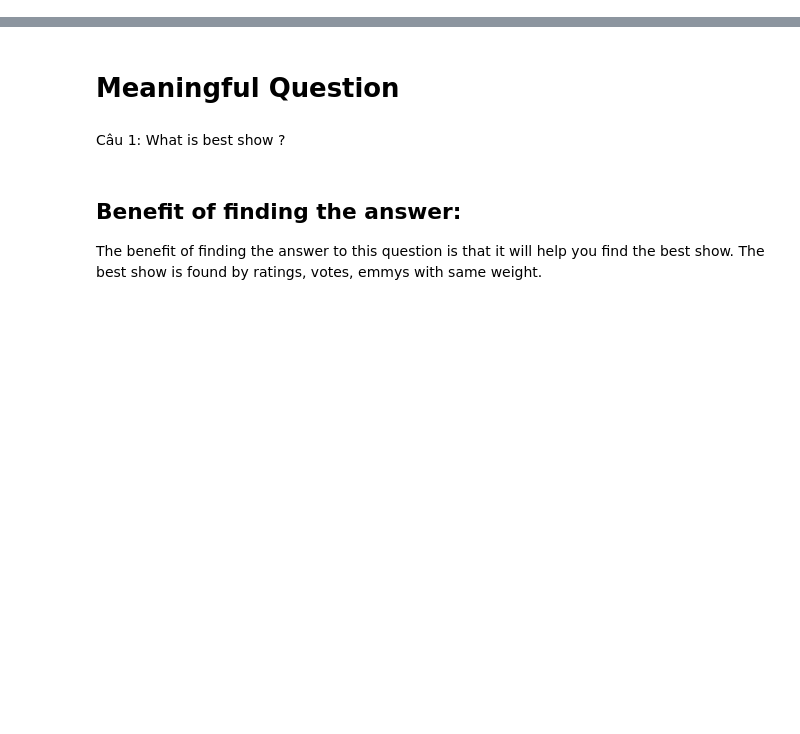
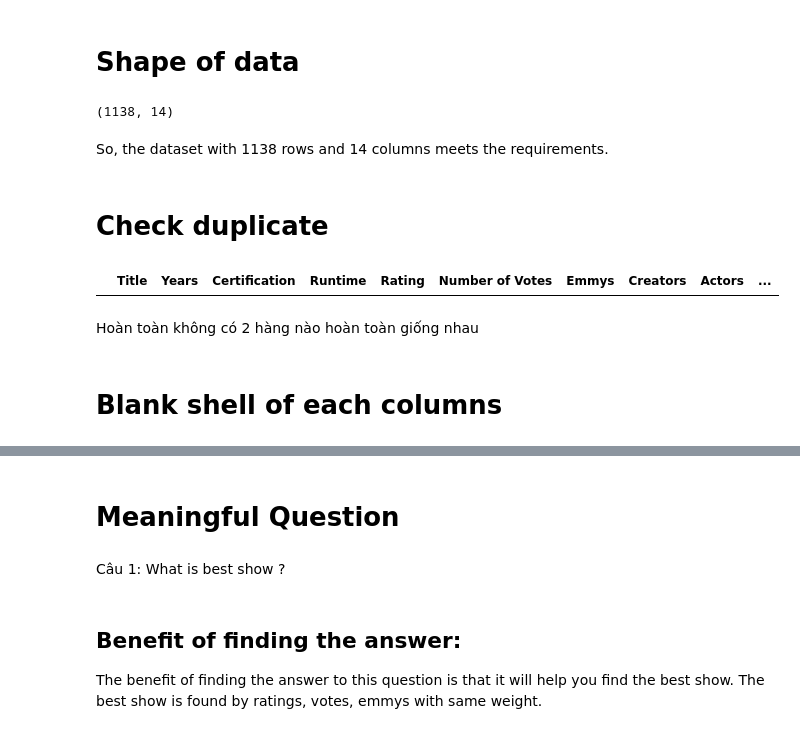
Before and after one commit to Snag69/Data-Science, a Jupyter notebook: question.ipynb, the cells around one changed output, grey strips where cells are left out. Cells and saved outputs as stored; diff of their text form; code cells hidden in the pictures; blank space fills up the shorter version.

```diff
--- a/question.ipynb
+++ b/question.ipynb
@@ -10,0 +67,19 @@ data
+# %% [markdown]
+# Shape of data
+# %%
+# Size of data set
+data.shape
+# %% [output]
+(1138, 14)
+# %% [markdown]
+So, the dataset with 1138 rows and 14 columns meets the requirements.
+# %% [markdown]
+# Check duplicate
+# %%
+data[data.duplicated(keep=False)]
+# %% [output]
+|  | Title | Years | Certification | Runtime | Rating | Number of Votes | Emmys | Creators | Actors | ... |
+# %% [markdown]
+Hoàn toàn không có 2 hàng nào hoàn toàn giống nhau
+# %% [markdown]
+# Blank shell of each columns
```
Also changed, not shown: parts of 33 cells of this notebook.
